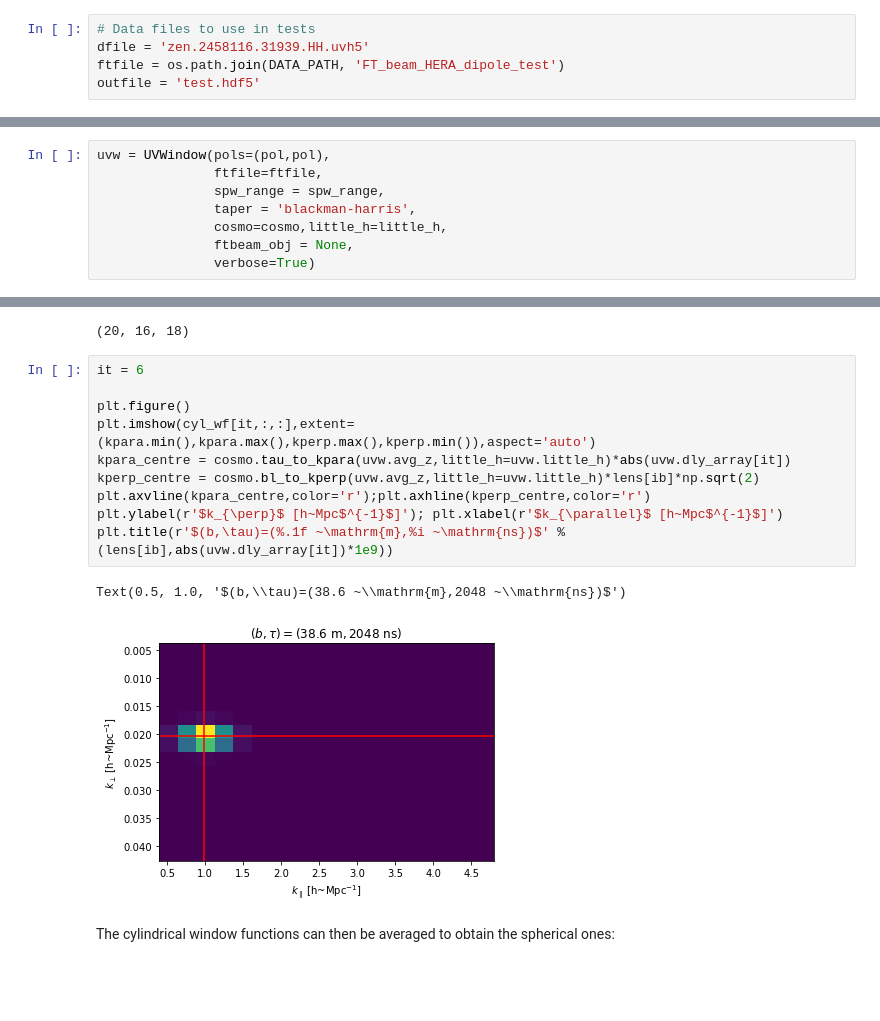
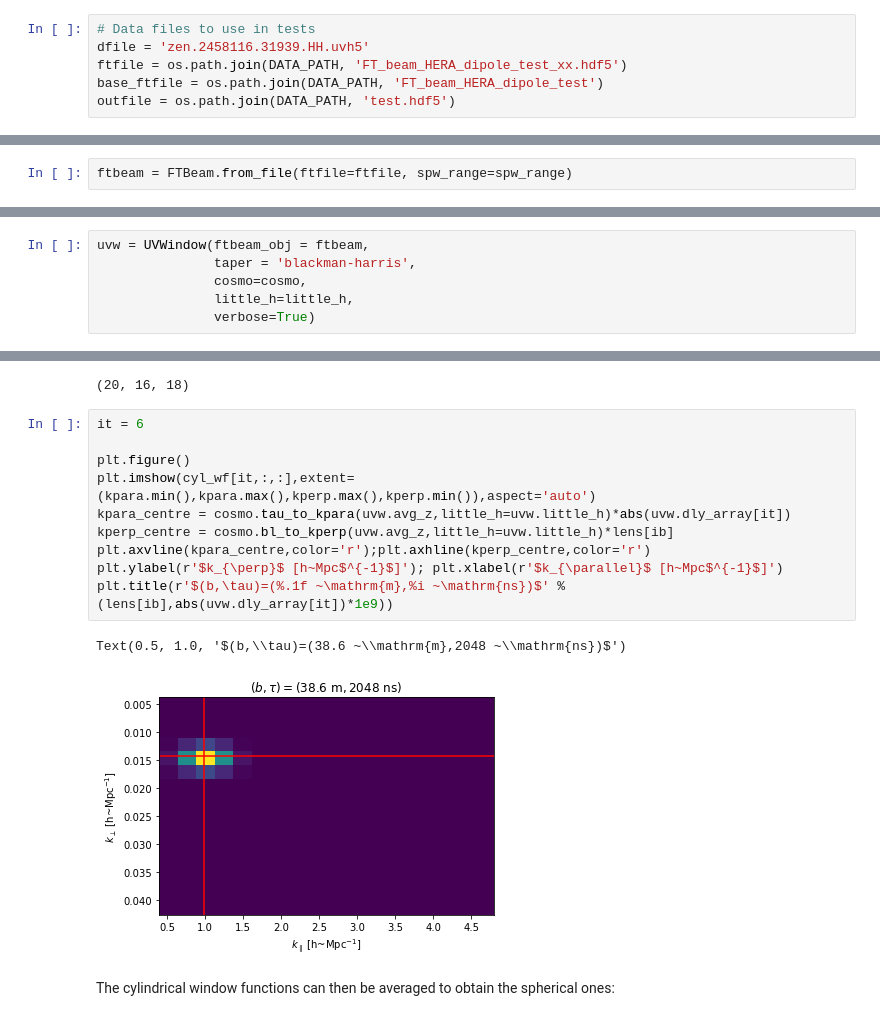
Before and after one commit to HERA-Team/hera_pspec, a Jupyter notebook: examples/UVWindow_tutorial.ipynb, the cells around one changed output, grey strips where cells are left out. Drawn from its saved outputs; the diff is of its cells as text; blank space fills up the shorter version.

```diff
--- a/examples/UVWindow_tutorial.ipynb
+++ b/examples/UVWindow_tutorial.ipynb
@@ -64,8 +64,9 @@ little_h = True
 # %%
 # Data files to use in tests
 dfile = 'zen.2458116.31939.HH.uvh5'
-ftfile = os.path.join(DATA_PATH, 'FT_beam_HERA_dipole_test')
-outfile = 'test.hdf5'
+ftfile = os.path.join(DATA_PATH, 'FT_beam_HERA_dipole_test_xx.hdf5')
+base_ftfile = os.path.join(DATA_PATH, 'FT_beam_HERA_dipole_test')
+outfile = os.path.join(DATA_PATH, 'test.hdf5')
 # %% [markdown]
 Define the bins used for the spherical window functions. They must be an `astropy` quantity with appropriate units.
 # %%
@@ -108,0 +119,2 @@ The `UVWindow` object takes several different inputs:
+# %%
+ftbeam = FTBeam.from_file(ftfile=ftfile, spw_range=spw_range)
@@ -109,8 +134,6 @@ The `UVWindow` object takes several different inputs:
 # %%
-uvw = UVWindow(pols=(pol,pol),
-               ftfile=ftfile,
-               spw_range = spw_range,
+uvw = UVWindow(ftbeam_obj = ftbeam,
                taper = 'blackman-harris',
-               cosmo=cosmo,little_h=little_h,
-               ftbeam_obj = None,
+               cosmo=cosmo,
+               little_h=little_h,
                verbose=True)
@@ -185,16 +217,16 @@ cyl_wf.shape
 # %%
 it = 6
 
 plt.figure()
 plt.imshow(cyl_wf[it,:,:],extent=(kpara.min(),kpara.max(),kperp.max(),kperp.min()),aspect='auto')
 kpara_centre = cosmo.tau_to_kpara(uvw.avg_z,little_h=uvw.little_h)*abs(uvw.dly_array[it])
-kperp_centre = cosmo.bl_to_kperp(uvw.avg_z,little_h=uvw.little_h)*lens[ib]*np.sqrt(2)
+kperp_centre = cosmo.bl_to_kperp(uvw.avg_z,little_h=uvw.little_h)*lens[ib]
 plt.axvline(kpara_centre,color='r');plt.axhline(kperp_centre,color='r')
 plt.ylabel(r'$k_{\perp}$ [h~Mpc$^{-1}$]'); plt.xlabel(r'$k_{\parallel}$ [h~Mpc$^{-1}$]')
 plt.title(r'$(b,\tau)=(%.1f ~\mathrm{m},%i ~\mathrm{ns})$' %(lens[ib],abs(uvw.dly_array[it])*1e9))
 # %% [output]
 Text(0.5, 1.0, '$(b,\\tau)=(38.6 ~\\mathrm{m},2048 ~\\mathrm{ns})$')
-[figure, old version]
+[figure, new version]
 # %% [markdown]
 The cylindrical window functions can then be averaged to obtain the spherical ones:
 # %%
```
Also changed, not shown: parts of 33 cells of this notebook, 3 other files.
